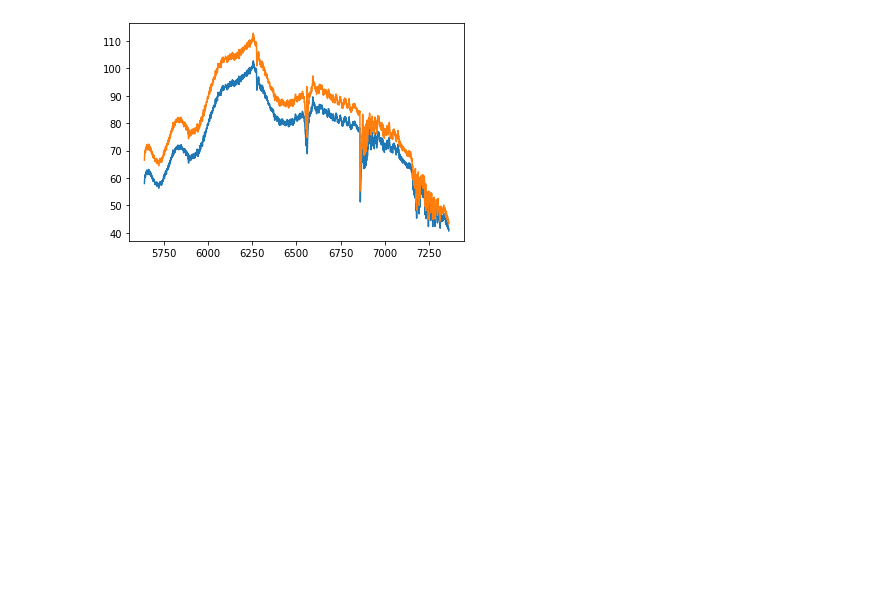
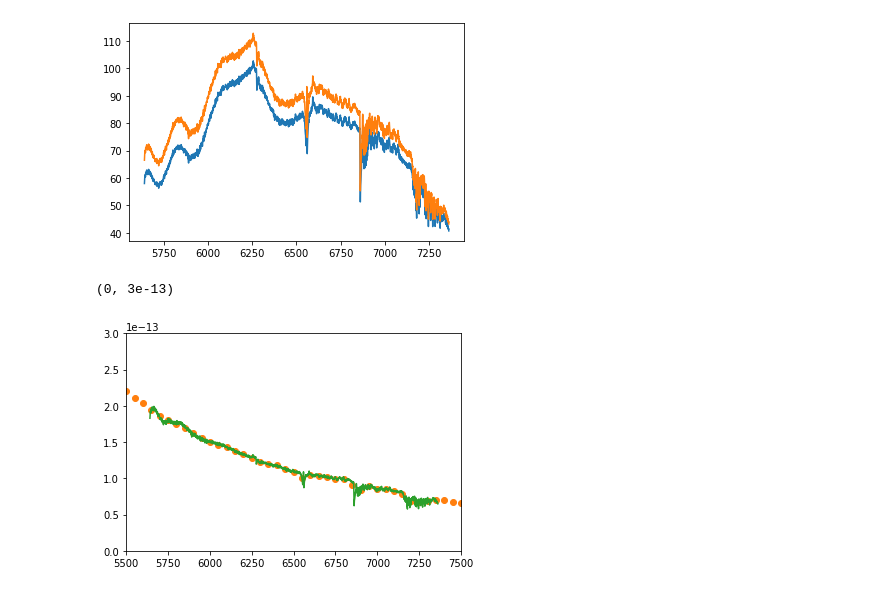
Before and after one commit to jradavenport/specreduce, a Jupyter notebook: specreduce/notebooks/fluxcal_demo.ipynb, the cells around one changed output. Saved outputs shown, nothing was run; the diff lists cells and outputs as text; code cells hidden in the pictures; blank space fills up the shorter version.

Commit message:
propogate new output for extract, deal with units better

```diff
--- a/specreduce/notebooks/fluxcal_demo.ipynb
+++ b/specreduce/notebooks/fluxcal_demo.ipynb
@@ -30,22 +30,23 @@ WARNING: FITSFixedWarning: RADECSYS= 'FK5' / Coordinate system, per TCC ObjSys
 the RADECSYS keyword is deprecated, use RADESYSa. [astropy.wcs.wcs]
 WARNING:astropy:FITSFixedWarning: RADECSYS= 'FK5' / Coordinate system, per TCC ObjSys
 the RADECSYS keyword is deprecated, use RADESYSa.
+# %%
+# Trace & Extract the standard star spectrum. See the extract example demo for more details
+tr = trace(img, display=False, nbins=25)
+
+ex_tbl = extract(img, tr, display=False, apwidth=8, skysep=3, skywidth=7)
 # %%
-# Trace & Extract the standard star spectrum. See the extract example demo for more details
-tr = trace(img, display=False, nbins=25)
-
-flux_std, sky_std, ferr_std = extract(img, tr, display=False,
-                                      apwidth=8, skysep=3, skywidth=7)
-
 # this data comes from the APO DIS red channel, which has wavelength axis backwards
 # (despite not mentioning in the header)
 wapprox = (np.arange(img.shape[1]) - img.shape[1]/2)[::-1] * img.header['DISPDW'] + img.header['DISPWC']
 
 wapprox = wapprox * u.angstrom
-obj_flux = (flux_std - sky_std) * u.adu / u.s
+
+# obj_flux = (flux_std - sky_std) * u.adu / u.s
+obj_flux = ex_tbl['flux'] - ex_tbl['skyflux']
 
 plt.plot(wapprox, obj_flux)
-plt.errorbar(wapprox.value, flux_std - sky_std, yerr=ferr_std, alpha=0.25)
+plt.errorbar(wapprox.value, obj_flux.data, yerr=ex_tbl['fluxerr'].data, alpha=0.25)
 # %% [output]
 <ErrorbarContainer object of 3 artists>
 [figure]
@@ -75,7 +76,7 @@ Table length=112
 | 10150.0 | 11.73 | 50.0 | 2.1472797002499635e-14 |
 | 10200.0 | 11.74 | 50.0 | 2.1067856879792337e-14 |
 # %%
-obj_spectrum = Spectrum1D(spectral_axis=wapprox, flux=obj_flux)
+obj_spectrum = Spectrum1D(spectral_axis=wapprox, flux=obj_flux.quantity)
 # %%
 stdstar['flux'].unit / obj_spectrum.flux.unit
 # %% [output]
@@ -127,0 +169,12 @@ plt.plot(Atest.wavelength, Atest.flux)
+# %%
+# Now demo how to apply a sensfuc to a new spectrum (just happens to be the same spectrum here...)
+Stest = apply_sensfunc(obj_spectrum, sensfunc_lin)
+# %%
+plt.scatter(stdstar['wave'], stdstar['flux'], c='C1')
+
+plt.plot(Stest.wavelength, Stest.flux, c='C2')
+plt.xlim(5500,7500)
+plt.ylim(0, 0.3e-12)
+# %% [output]
+(0, 3e-13)
+[figure, added]
```
Also changed, not shown: parts of 12 cells of this notebook, 2 other files.
